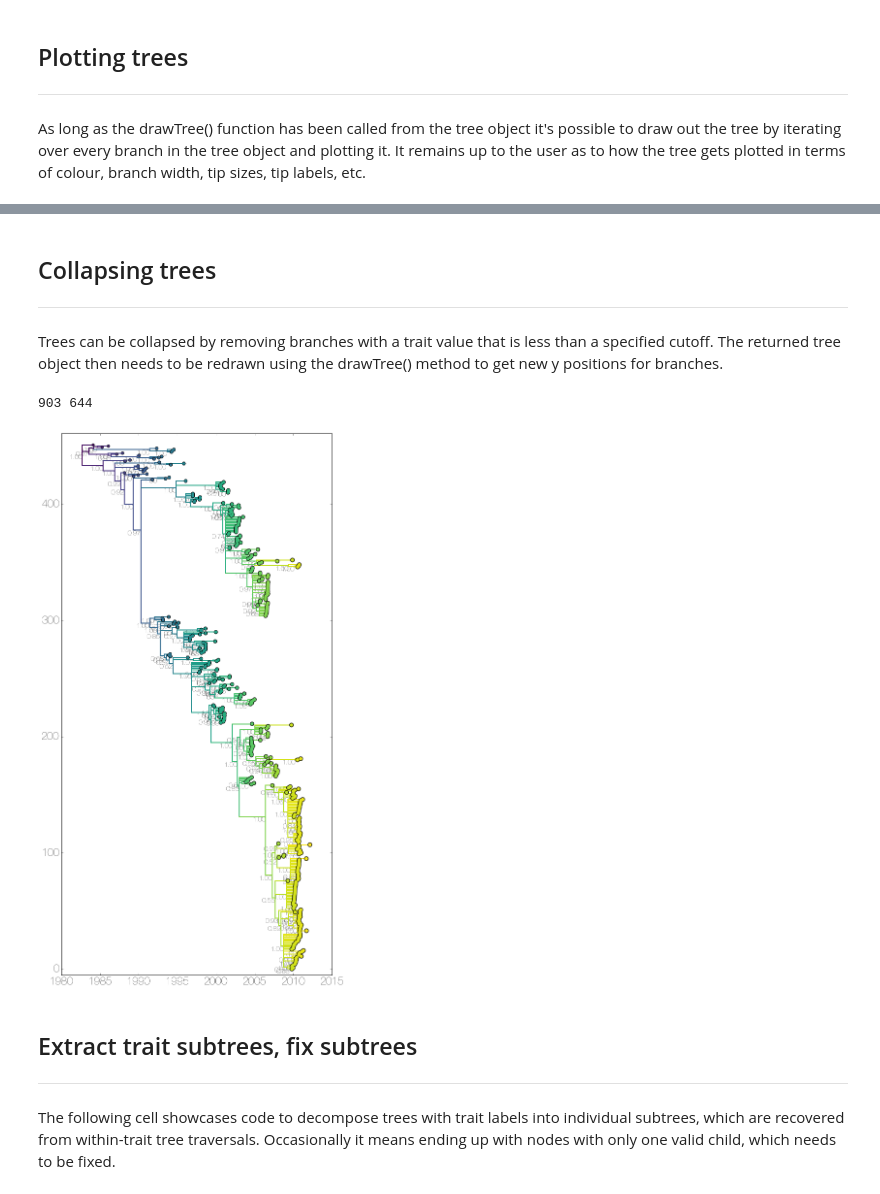
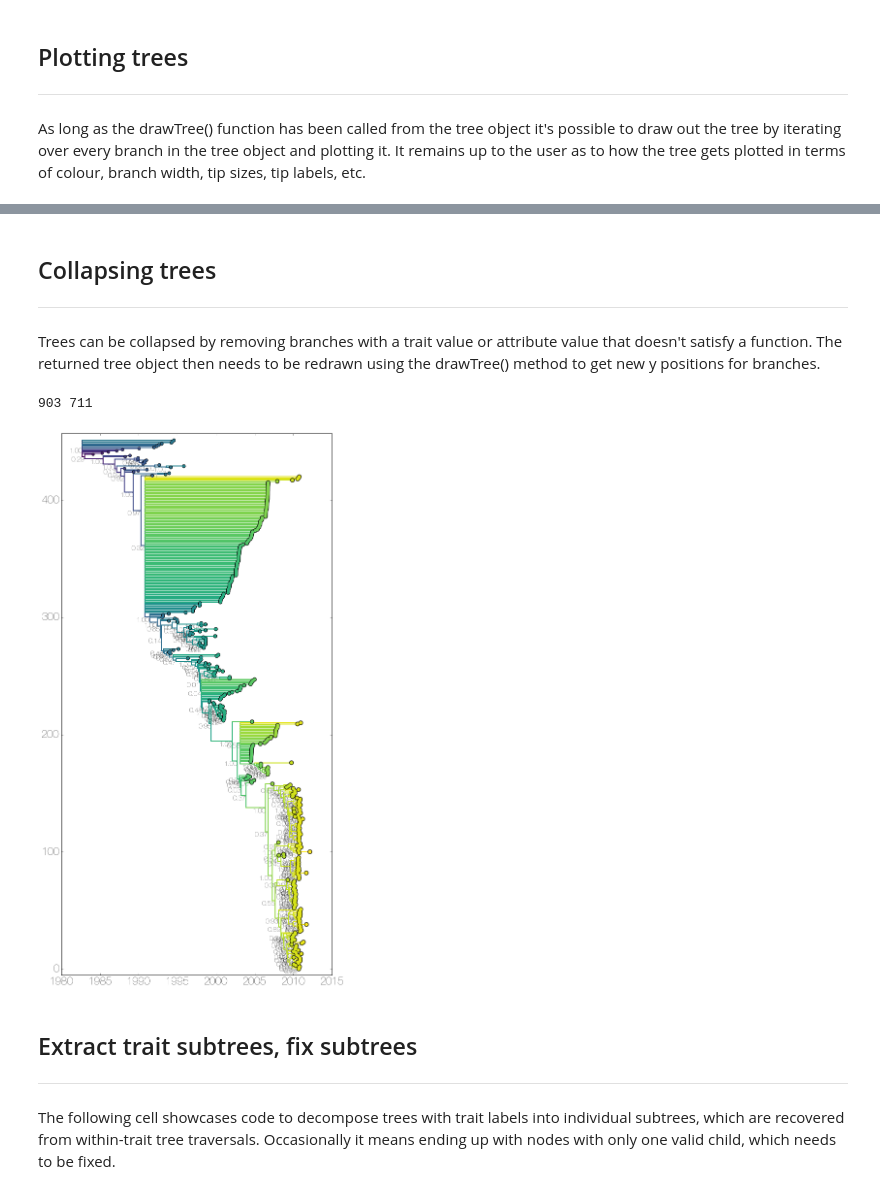
Before and after one commit to evogytis/baltic, a Jupyter notebook: austechia.ipynb, the cells around one changed output, grey strips where cells are left out. Drawn from its saved outputs; the diff is of its cells as text; code cells hidden in the pictures.

```diff
--- a/austechia.ipynb
+++ b/austechia.ipynb
@@ -208,7 +213,7 @@ plt.show()
 # %% [markdown]
 ## Collapsing trees
 ------
-Trees can be collapsed by removing branches with a trait value that is less than a specified cutoff. The returned tree object then needs to be redrawn using the drawTree() method to get new y positions for branches.
+Trees can be collapsed by removing branches with a trait value or attribute value that doesn't satisfy a function. The returned tree object then needs to be redrawn using the drawTree() method to get new y positions for branches.
 # %%
 fig,ax = plt.subplots(figsize=(10,20),facecolor='w')
 
@@ -216,47 +221,42 @@ branchWidth=2 ## default branch width
 
 cmap=mpl.cm.viridis
 
-cc=ll.collapseNodes('posterior',0.5) ## collapse branches below 0.5 posterior probability
+# cc=ll.collapseNodes('posterior',lambda x:x<=0.5) ## collapse branches below 0.5 posterior probability
+cc=ll.collapseNodes('index',lambda x:x>1000000) ## collapse branches whose index in tree string are above 1 million
 cc.sortBranches() ## sort branches, also redraws tree
 
 print len(ll.Objects),len(cc.Objects) ## check how many branches were collapsed
 
 for k in cc.Objects: ## iterate over objects in tree
 #     x=k.x ## or from x position determined earlier
     x=k.absoluteTime ## absolute time on the x, rather than height
     y=k.y ## get y position from .drawTree that was run earlier, but could be anything else
 
 #     xp=k.parent.x ## get x position of current object's parent
     xp=k.parent.absoluteTime ## get x position of current object's parent
     if x==None: ## matplotlib won't plot Nones, like root
         x=0.0
     if xp==None:
         xp=x
 
-#     c='indianred' ## colour can be fixed
     c=cmap(k.height/ll.treeHeight) ## or be a function of something else
-#     c=[cmap(k.traits['posterior']) if k.traits.has_key('posterior') else cmap(1.0)][0]
-#     c=['indianred' if k.traits['PB1']=='V' else 'steelblue'][0] ## can be discrete too
-
     if isinstance(k,bt.leaf) or k.branchType=='leaf': ## if leaf...
-        #x=decimalDate(k.name.split('_')[-1],variable=True) ## get x position from name
-
         s=50 ## tip size can be fixed
         s=20+30*k.height/ll.treeHeight
 
         ax.scatter(x,y,s=s,facecolor=c,edgecolor='none',zorder=11) ## plot circle for every tip
         ax.scatter(x,y,s=s+0.8*s,facecolor='k',edgecolor='none',zorder=10) ## plot black circle underneath
     elif isinstance(k,bt.node) or k.branchType=='node': ## if node...
         ax.plot([x,x],[k.children[-1].y,k.children[0].y],lw=branchWidth,color=c,ls='-',zorder=9) ## plot vertical bar
         ax.text(x,y,'%.2f'%(k.traits['posterior']),va='top',ha='right',size=14) ## plot posterior values at each node
 
     ax.plot([xp,x],[y,y],lw=branchWidth,color=c,ls='-',zorder=9) ## plot actual branch (horizontal)
 
-ax.set_ylim(-5,len(ll.Objects)/2+10)
+ax.set_ylim(-5,len(cc.leaves)+5)
 plt.show()
 # %% [output]
-903 644
+903 711
-[figure, old version]
+[figure, new version]
 # %% [markdown]
 ## Extract trait subtrees, fix subtrees
 -------
```
Also changed, not shown: parts of 15 cells of this notebook, 1 other file.
